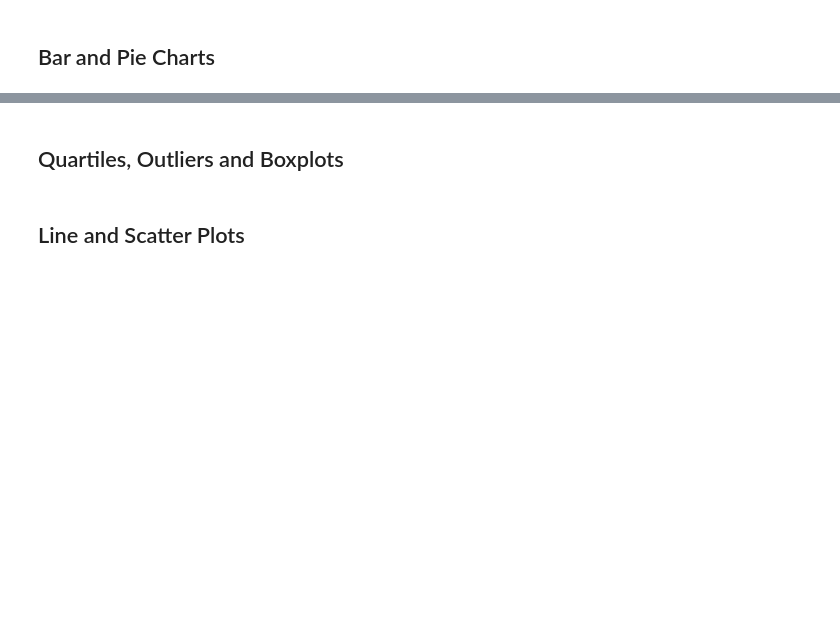
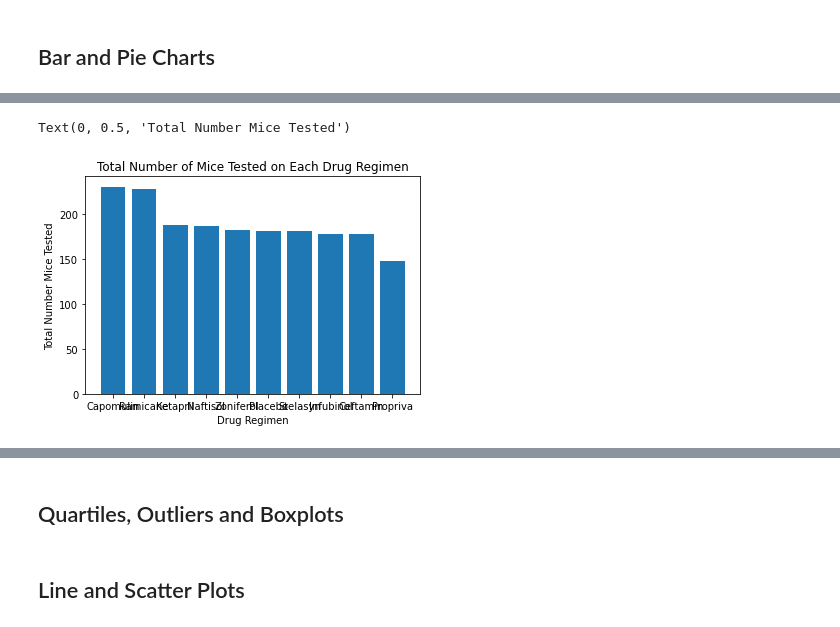
Before and after one commit to natlass/The-Power-of-Plots, a Jupyter notebook: pymaceuticals_starter.ipynb, the cells around one changed output, grey strips where cells are left out. Cells and saved outputs as stored; diff of their text form; code cells hidden in the pictures; blank space fills up the shorter version.

```diff
--- a/pymaceuticals_starter.ipynb
+++ b/pymaceuticals_starter.ipynb
@@ -101,4 +160,13 @@ clean_df
 # %%
 # Generate a bar plot showing the total number of unique mice tested on each drug regimen using pyplot.
+
+drug = clean_df['Drug Regimen'].value_counts()
+plt.bar(drug.index, drug.values)
+plt.title("Total Number of Mice Tested on Each Drug Regimen")
+plt.xlabel("Drug Regimen")
+plt.ylabel("Total Number Mice Tested")
+# %% [output]
+Text(0, 0.5, 'Total Number Mice Tested')
+[figure, added]
 # %%
 # Generate a pie plot showing the distribution of female versus male mice using pandas
```
Also changed, not shown: parts of 9 cells of this notebook.
